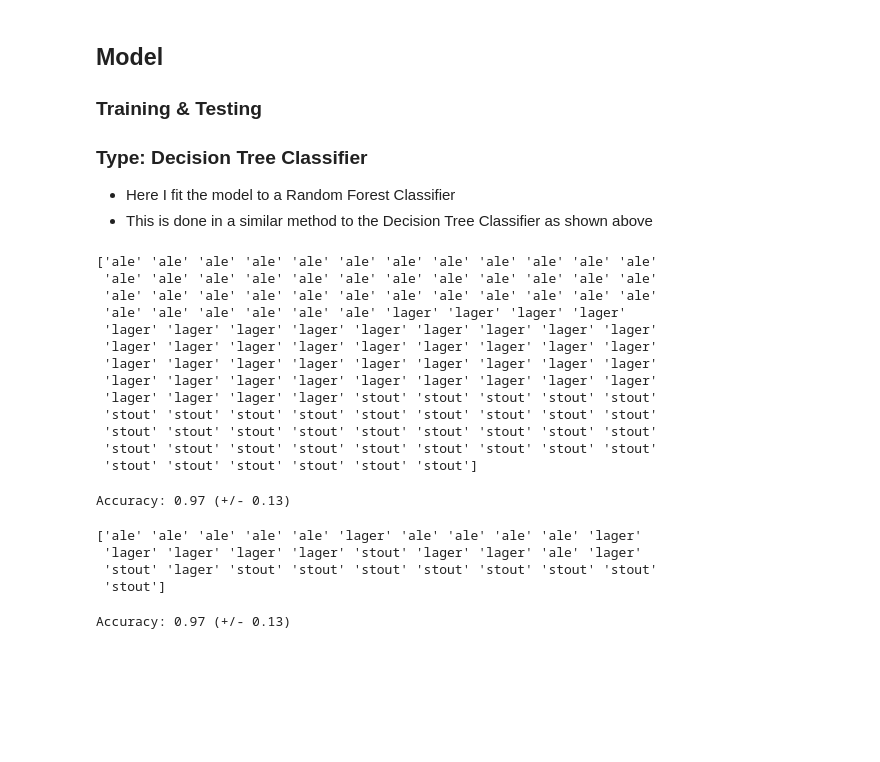
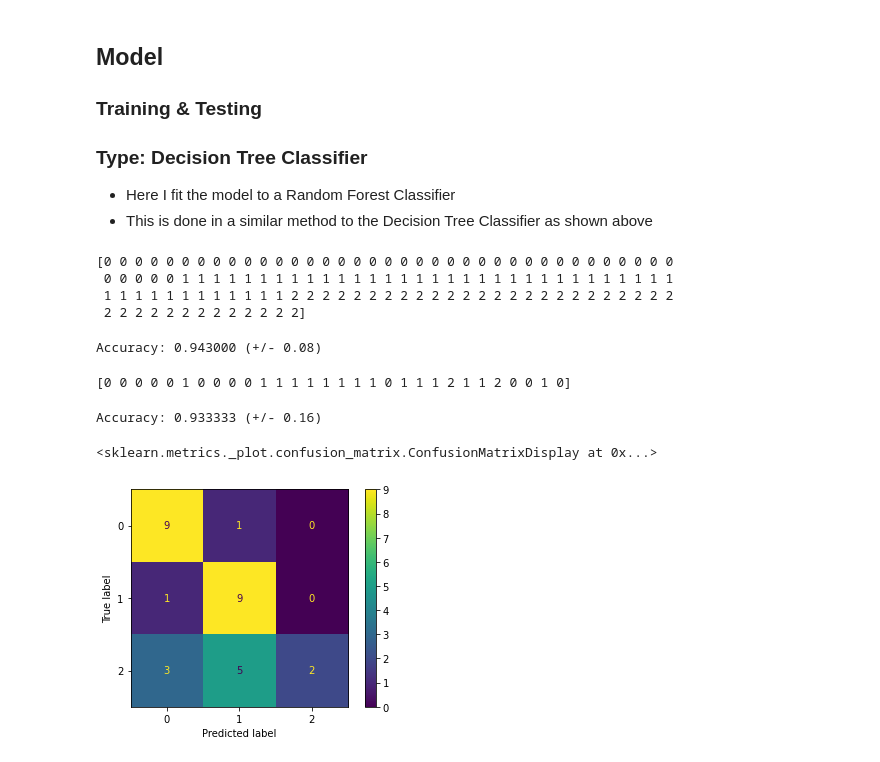
Before and after one commit to MorganReilly/ML_BeerClassification, a Jupyter notebook: BeerClassification.ipynb, the cells around one changed output. Cells and saved outputs as stored; diff of their text form; code cells hidden in the pictures; blank space fills up the shorter version.

```diff
--- a/BeerClassification.ipynb
+++ b/BeerClassification.ipynb
@@ -288,39 +285,33 @@ rfc_model = rfc_model.fit(X_train, y_train)
 # %%
 # Generate prediction score from training data
 rfc_train_predictions = rfc_model.predict(X_train)
-print(train_predictions)
+print(rfc_train_predictions)
 # %% [output]
-['ale' 'ale' 'ale' 'ale' 'ale' 'ale' 'ale' 'ale' 'ale' 'ale' 'ale' 'ale'
- 'ale' 'ale' 'ale' 'ale' 'ale' 'ale' 'ale' 'ale' 'ale' 'ale' 'ale' 'ale'
- 'ale' 'ale' 'ale' 'ale' 'ale' 'ale' 'ale' 'ale' 'ale' 'ale' 'ale' 'ale'
- 'ale' 'ale' 'ale' 'ale' 'ale' 'ale' 'lager' 'lager' 'lager' 'lager'
- 'lager' 'lager' 'lager' 'lager' 'lager' 'lager' 'lager' 'lager' 'lager'
- 'lager' 'lager' 'lager' 'lager' 'lager' 'lager' 'lager' 'lager' 'lager'
- 'lager' 'lager' 'lager' 'lager' 'lager' 'lager' 'lager' 'lager' 'lager'
- 'lager' 'lager' 'lager' 'lager' 'lager' 'lager' 'lager' 'lager' 'lager'
- 'lager' 'lager' 'lager' 'lager' 'stout' 'stout' 'stout' 'stout' 'stout'
- 'stout' 'stout' 'stout' 'stout' 'stout' 'stout' 'stout' 'stout' 'stout'
- 'stout' 'stout' 'stout' 'stout' 'stout' 'stout' 'stout' 'stout' 'stout'
- 'stout' 'stout' 'stout' 'stout' 'stout' 'stout' 'stout' 'stout' 'stout'
- 'stout' 'stout' 'stout' 'stout' 'stout' 'stout']
+[0 0 0 0 0 0 0 0 0 0 0 0 0 0 0 0 0 0 0 0 0 0 0 0 0 0 0 0 0 0 0 0 0 0 0 0 0
+ 0 0 0 0 0 1 1 1 1 1 1 1 1 1 1 1 1 1 1 1 1 1 1 1 1 1 1 1 1 1 1 1 1 1 1 1 1
+ 1 1 1 1 1 1 1 1 1 1 1 1 2 2 2 2 2 2 2 2 2 2 2 2 2 2 2 2 2 2 2 2 2 2 2 2 2
+ 2 2 2 2 2 2 2 2 2 2 2 2 2]
+# %%
+# Generate the accuracy using cross-validation for 5 folds
+rfc_train_score = cross_val_score(rfc_model, X_train, y_train, cv=5)
+print("Accuracy: %0.6f (+/- %0.2f)" % (rfc_train_score.mean(), rfc_train_score.std() * 2))
+# %% [output]
+Accuracy: 0.943000 (+/- 0.08)
+# %%
+# Generate prediction score from testing data
+rfc_test_predictions = rfc_model.predict(X_test)
+print(rfc_test_predictions)
+# %% [output]
+[0 0 0 0 0 1 0 0 0 0 1 1 1 1 1 1 1 1 0 1 1 1 2 1 1 2 0 0 1 0]
 # %%
 # Generate the accuracy using cross-validation for 5 folds
-scores = cross_val_score(rfc_model, X_test, y_test, cv=5)
-print("Accuracy: %0.2f (+/- %0.2f)" % (scores.mean(), scores.std() * 2))
+rfc_test_score = cross_val_score(rfc_model, X_test, y_test, cv=5)
+print("Accuracy: %0.6f (+/- %0.2f)" % (rfc_test_score.mean(), rfc_test_score.std() * 2))
 # %% [output]
-Accuracy: 0.97 (+/- 0.13)
+Accuracy: 0.933333 (+/- 0.16)
-# %%
-# Generate prediction score from testing data
-rfc_test_predictions = rfc_model.predict(X_test)
-print(test_predictions)
-# %% [output]
-['ale' 'ale' 'ale' 'ale' 'ale' 'lager' 'ale' 'ale' 'ale' 'ale' 'lager'
- 'lager' 'lager' 'lager' 'lager' 'stout' 'lager' 'lager' 'ale' 'lager'
- 'stout' 'lager' 'stout' 'stout' 'stout' 'stout' 'stout' 'stout' 'stout'
- 'stout']
-# %%
-# Generate the accuracy using cross-validation for 5 folds
-scores = cross_val_score(rfc_model, X_test, y_test, cv=5)
-print("Accuracy: %0.2f (+/- %0.2f)" % (scores.mean(), scores.std() * 2))
-# %% [output]
-Accuracy: 0.97 (+/- 0.13)
+# %%
+# Confusion Matrix
+plot_confusion_matrix(rfc_model, X_test, y_test)
+# %% [output]
+<sklearn.metrics._plot.confusion_matrix.ConfusionMatrixDisplay at 0x...>
+[figure, added]
```
Also changed, not shown: parts of 14 cells of this notebook.
